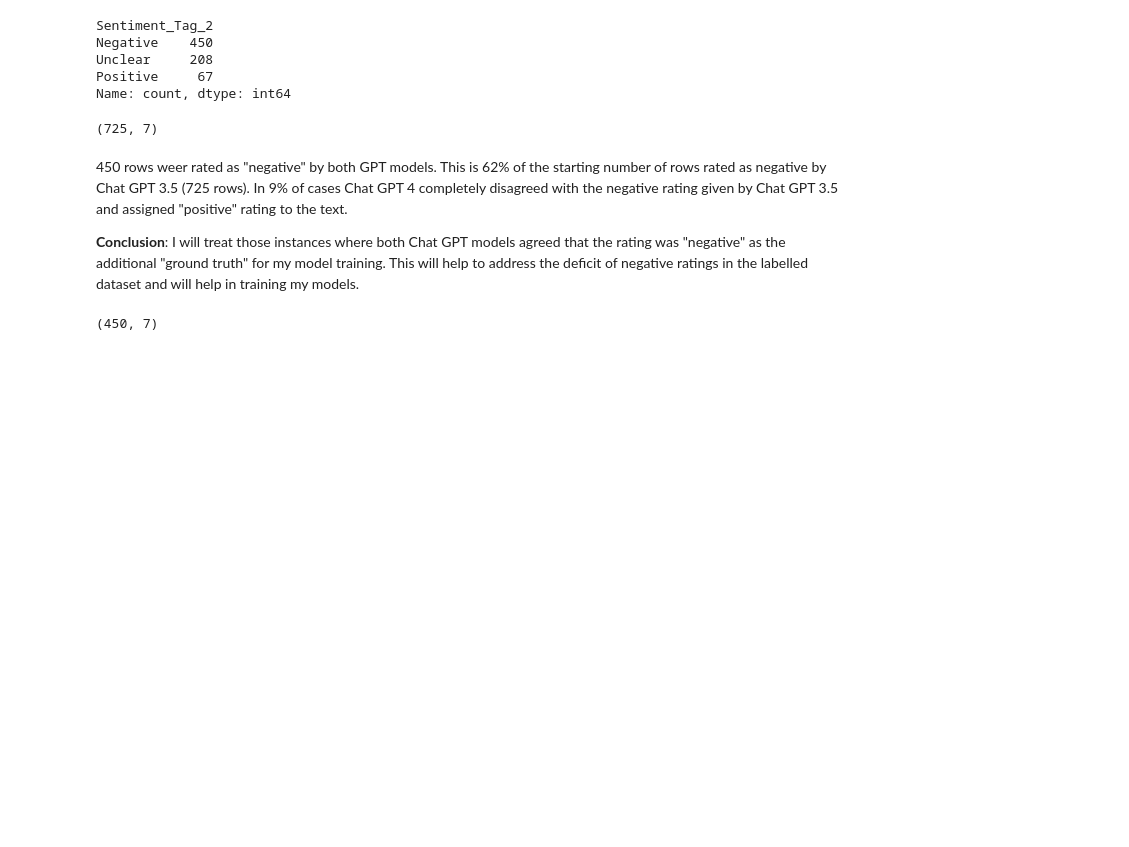
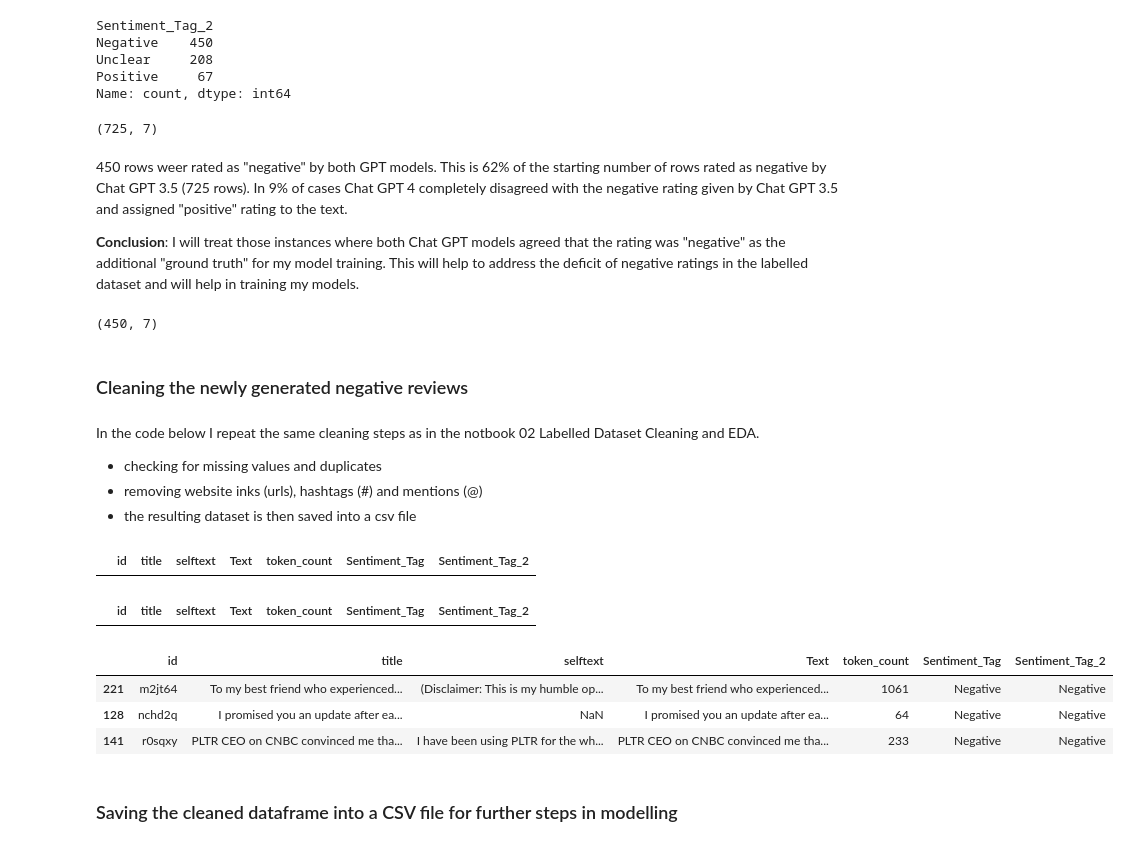
Before and after one commit to lusavkaedu/wallstreetbets, a Jupyter notebook: notebooks/02_ChatGPT_negative_upsampling.ipynb, the cells around one changed output. Cells and saved outputs as stored; diff of their text form; code cells hidden in the pictures; blank space fills up the shorter version.

Commit message:
Added cleaning steps to new negative ratings

```diff
--- a/notebooks/02_ChatGPT_negative_upsampling.ipynb
+++ b/notebooks/02_ChatGPT_negative_upsampling.ipynb
@@ -458,9 +458,54 @@ Name: count, dtype: int64
 # %%
 # Deleting rows where two GPT models disagree with each other. Keeping only those rows where both ratings are "negative"
 df_check_gpt4 = df_check_gpt4[df_check_gpt4['Sentiment_Tag_2'] != 'Unclear'].copy()
+df_check_gpt4.reset_index(drop=True, inplace=True)
+
 df_check_gpt4 = df_check_gpt4[df_check_gpt4['Sentiment_Tag_2'] != 'Positive'].copy()
-df_check_gpt4.shape
+df_check_gpt4.reset_index(drop=True, inplace=True)
+
+print(df_check_gpt4.shape)
 # %% [output]
 (450, 7)
+# %% [markdown]
+### Cleaning the newly generated negative reviews
+# %% [markdown]
+In the code below I repeat the same cleaning steps as in the notbook 02 Labelled Dataset Cleaning and EDA.
+
+* checking for missing values and duplicates
+* removing website inks (urls), hashtags (#) and mentions (@)
+* the resulting dataset is then saved into a csv file
+# %%
+df_check_gpt4[ df_check_gpt4['Text'].isna() ]
+# %% [output]
+|  | id | title | selftext | Text | token_count | Sentiment_Tag | Sentiment_Tag_2 |
+# %%
+df_check_gpt4[df_check_gpt4['Text'].isna() ]
+# %% [output]
+|  | id | title | selftext | Text | token_count | Sentiment_Tag | Sentiment_Tag_2 |
+# %%
+df_clean = df_check_gpt4.copy()
+df_clean.reset_index(drop=True, inplace=True)
+# %%
+# Function to clean text
+def purge_content(text):
+    text_without_urls = re.sub(r'https?://\S+|www\.\S+', '', text)
+    text_without_hashtags = re.sub(r'#\S+', '', text_without_urls)
+    text_without_mentions = re.sub(r'@\S+', '', text_without_hashtags)
+    text_without_linebreaks = re.sub(r'\n+', '', text_without_mentions)
+    clean_text = re.sub(r'\n+', ' ', text_without_linebreaks)
+
+    return clean_text
+# %%
+# Using apply() method to clean the text
+df_clean['Text'] = df_clean['Text'].apply(purge_content)
+# %%
+df_clean.sample(3)
+# %% [output]
+|  | id | title | selftext | Text | token_count | Sentiment_Tag | Sentiment_Tag_2 |
+| 221 | m2jt64 | To my best friend who experienced... | (Disclaimer: This is my humble op... | To my best friend who experienced... | 1061 | Negative | Negative |
+| 128 | nchd2q | I promised you an update after ea... | NaN | I promised you an update after ea... | 64 | Negative | Negative |
+| 141 | r0sqxy | PLTR CEO on CNBC convinced me tha... | I have been using PLTR for the wh... | PLTR CEO on CNBC convinced me tha... | 233 | Negative | Negative |
+# %% [markdown]
+### Saving the cleaned dataframe into a CSV file for further steps in modelling
 # %%
 # Save the DataFrame to a CSV file
```
Also changed, not shown: parts of 3 cells of this notebook.
